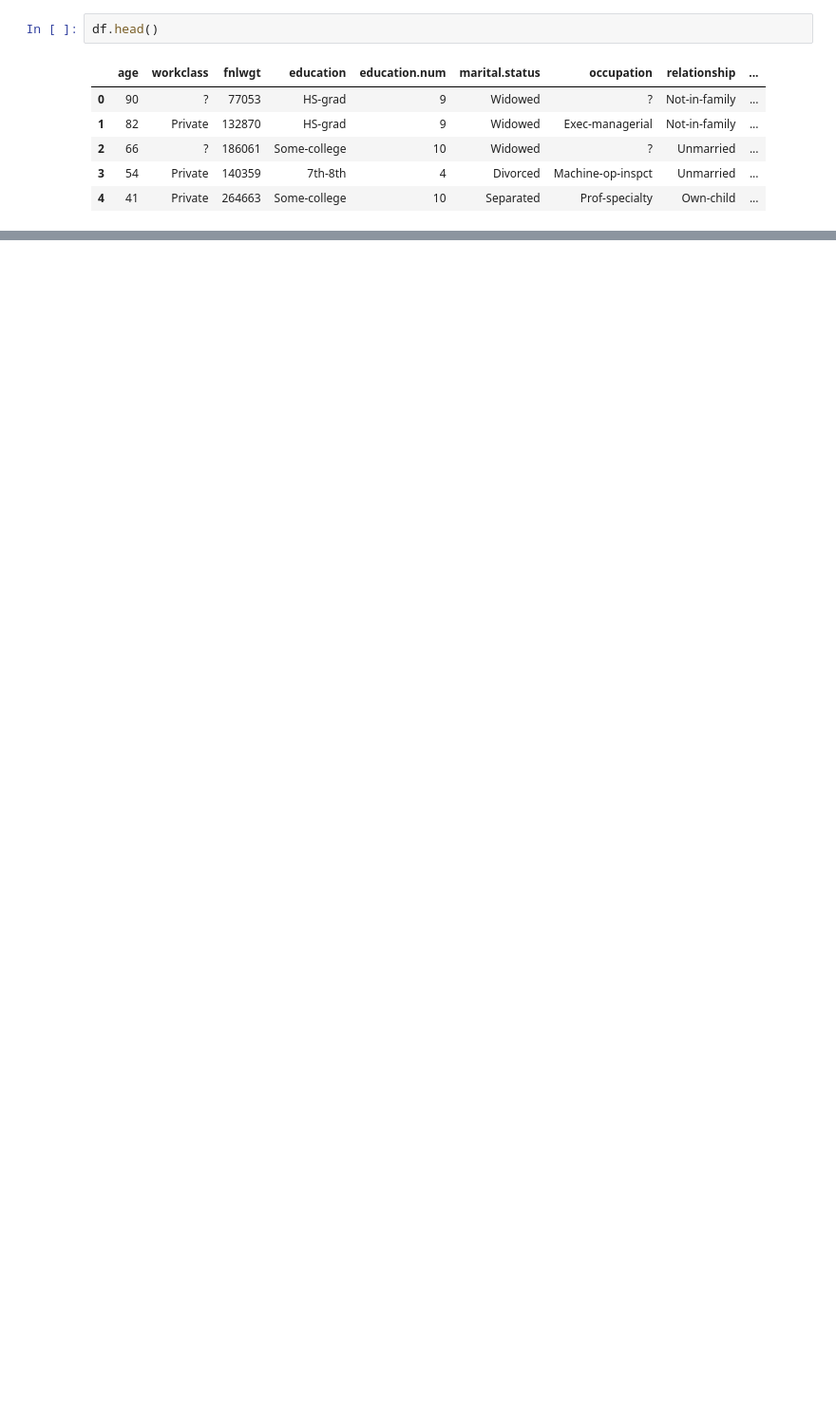
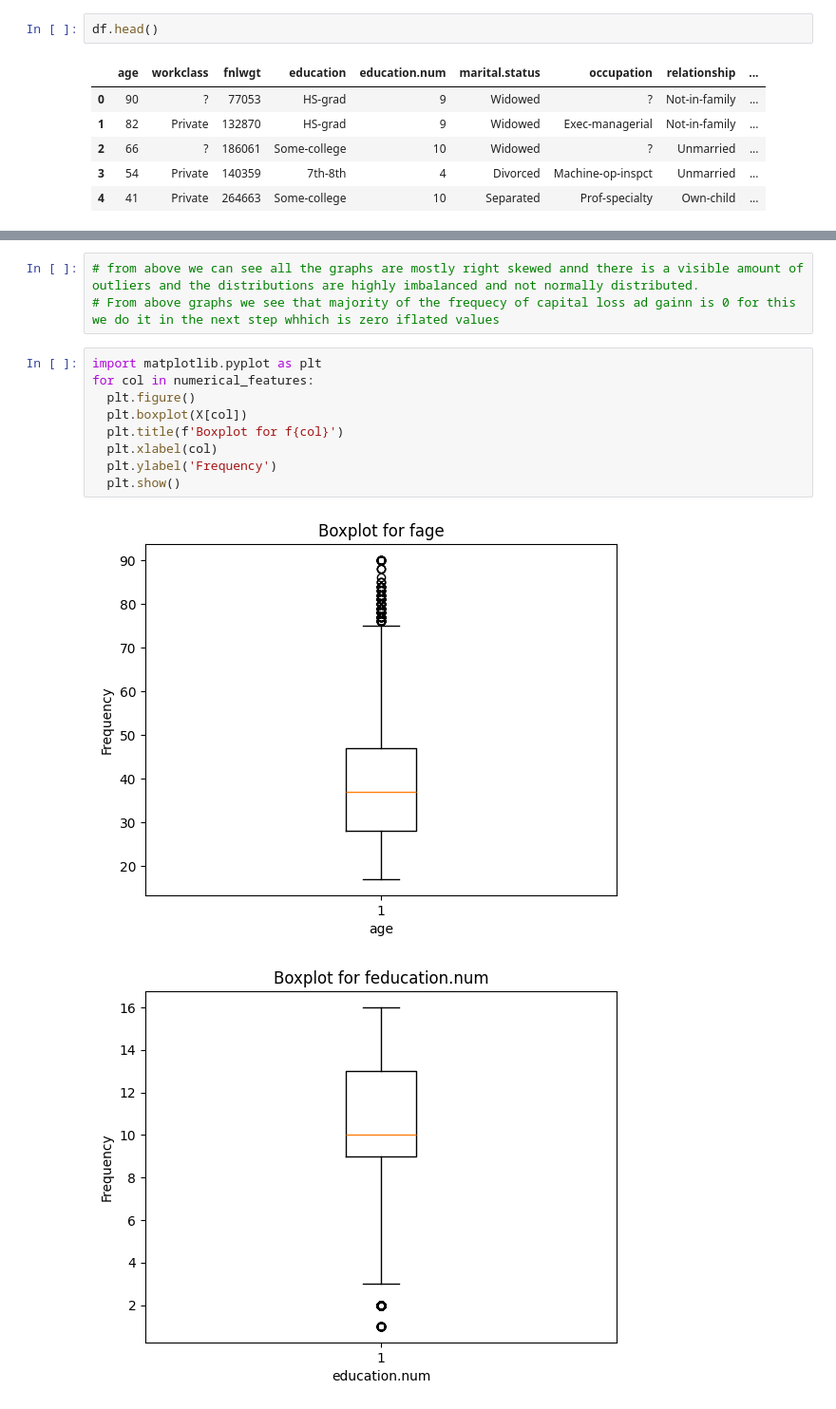
Before and after one commit to ris2002/Adult-Census-Income-MLE-NN, a Jupyter notebook: Adult_Census_Income.ipynb, the cells around one changed output, grey strips where cells are left out. Shown at 95% size. Saved outputs shown, nothing was run; the diff lists cells and outputs as text; blank space fills up the shorter version.

```diff
--- a/Adult_Census_Income.ipynb
+++ b/Adult_Census_Income.ipynb
@@ -353,0 +143,15 @@ df=Col_Transformer.fit_transform(df)
+# %%
+# from above we can see all the graphs are mostly right skewed annd there is a visible amount of outliers and the distributions are highly imbalanced and not normally distributed.
+# From above graphs we see that majority of the frequecy of capital loss ad gainn is 0 for this we do it in the next step whhich is zero iflated values
+# %%
+import matplotlib.pyplot as plt
+for col in numerical_features:
+  plt.figure()
+  plt.boxplot(X[col])
+  plt.title(f'Boxplot for f{col}')
+  plt.xlabel(col)
+  plt.ylabel('Frequency')
+  plt.show()
+# %% [output]
+[figure, added]
+[figure, added]
```
Also changed, not shown: parts of 72 cells of this notebook.
